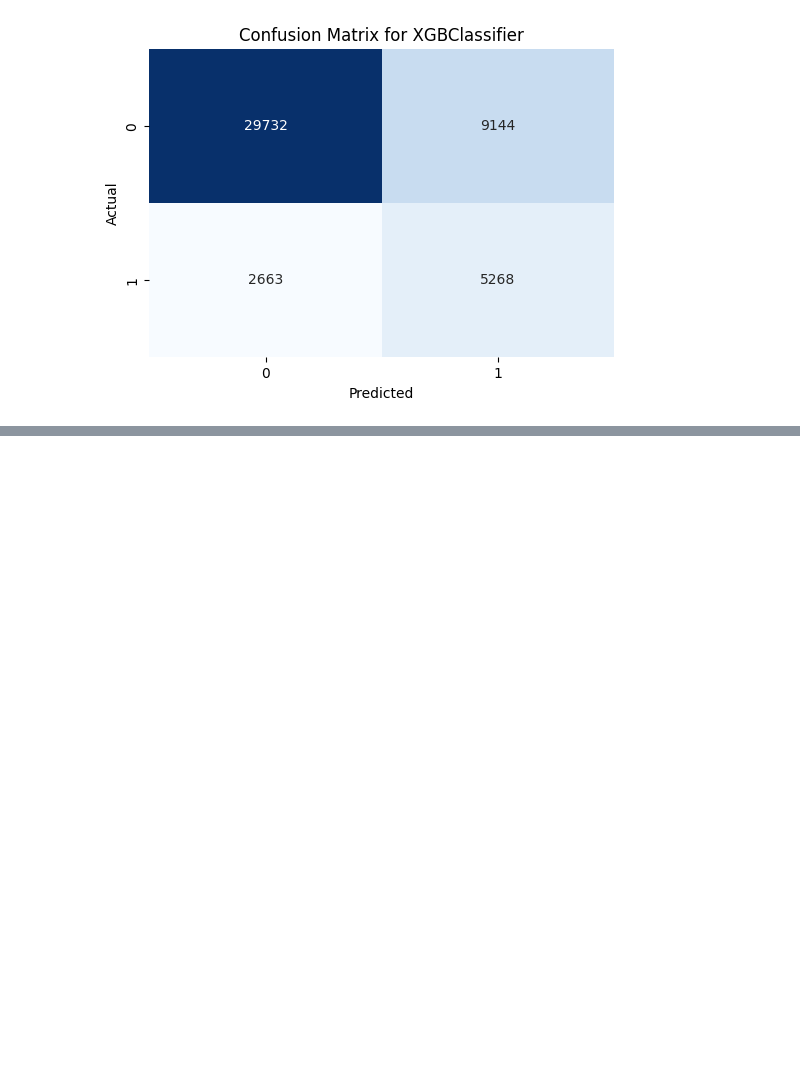
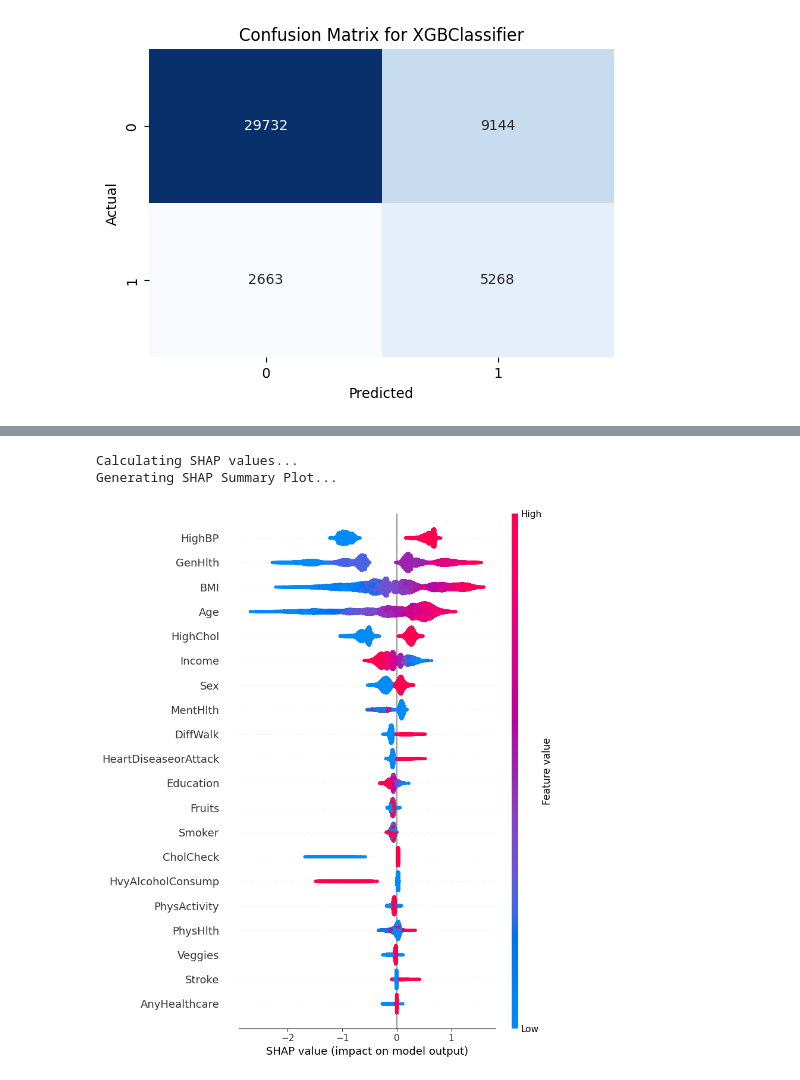
Before and after one commit to ausathdzil/diabetes-prediction, a Jupyter notebook: notebooks/diabetes_prediction.ipynb, the cells around one changed output, grey strips where cells are left out. Saved outputs shown, nothing was run; the diff lists cells and outputs as text; code cells hidden in the pictures; blank space fills up the shorter version.

```diff
--- a/notebooks/diabetes_prediction.ipynb
+++ b/notebooks/diabetes_prediction.ipynb
@@ -253,0 +395,16 @@ ROC AUC Score: 0.7991
+# %%
+import shap
+
+final_xgb_model = grid_search_pipe.best_estimator_.named_steps['xgb']
+
+explainer = shap.TreeExplainer(final_xgb_model)
+
+print("Calculating SHAP values...")
+shap_values = explainer.shap_values(X_test)
+
+print("Generating SHAP Summary Plot...")
+shap.summary_plot(shap_values, X_test)
+# %% [output]
+Calculating SHAP values...
+Generating SHAP Summary Plot...
+[figure, added]
```
Also changed, not shown: parts of 7 cells of this notebook, 1 other file.
